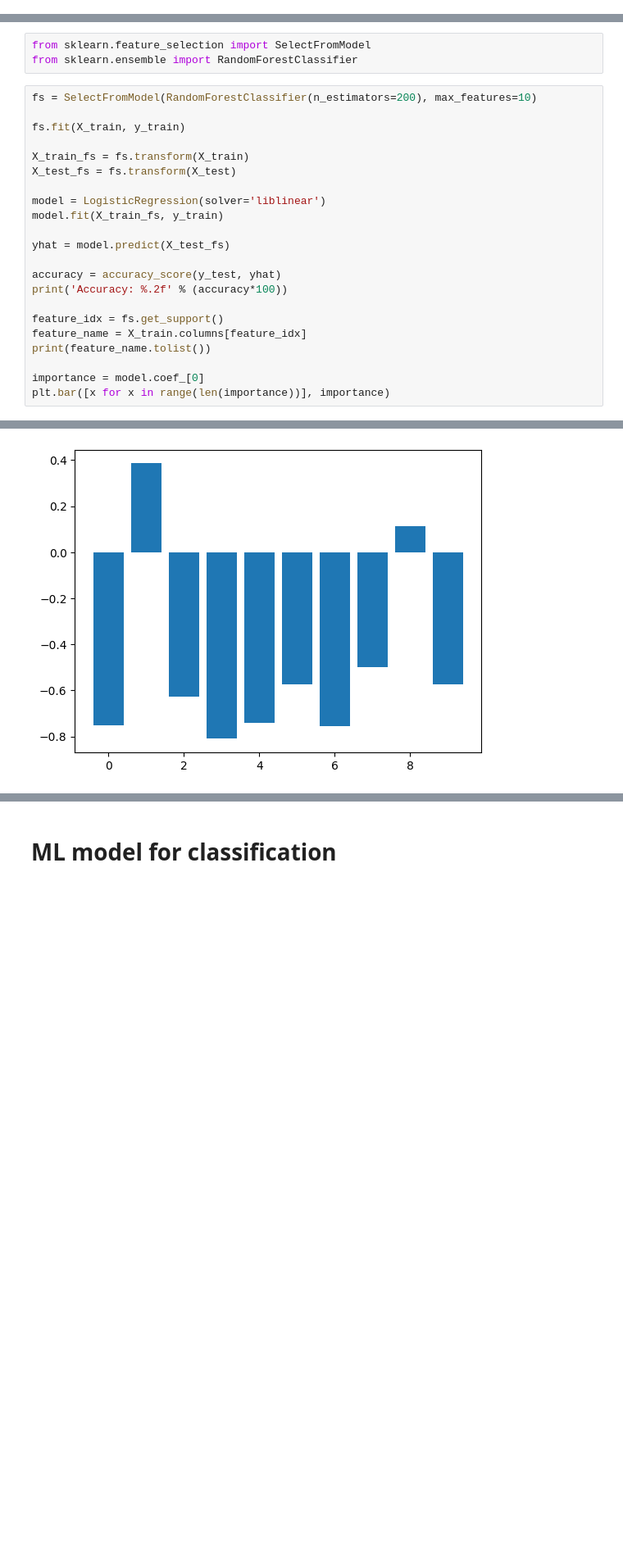
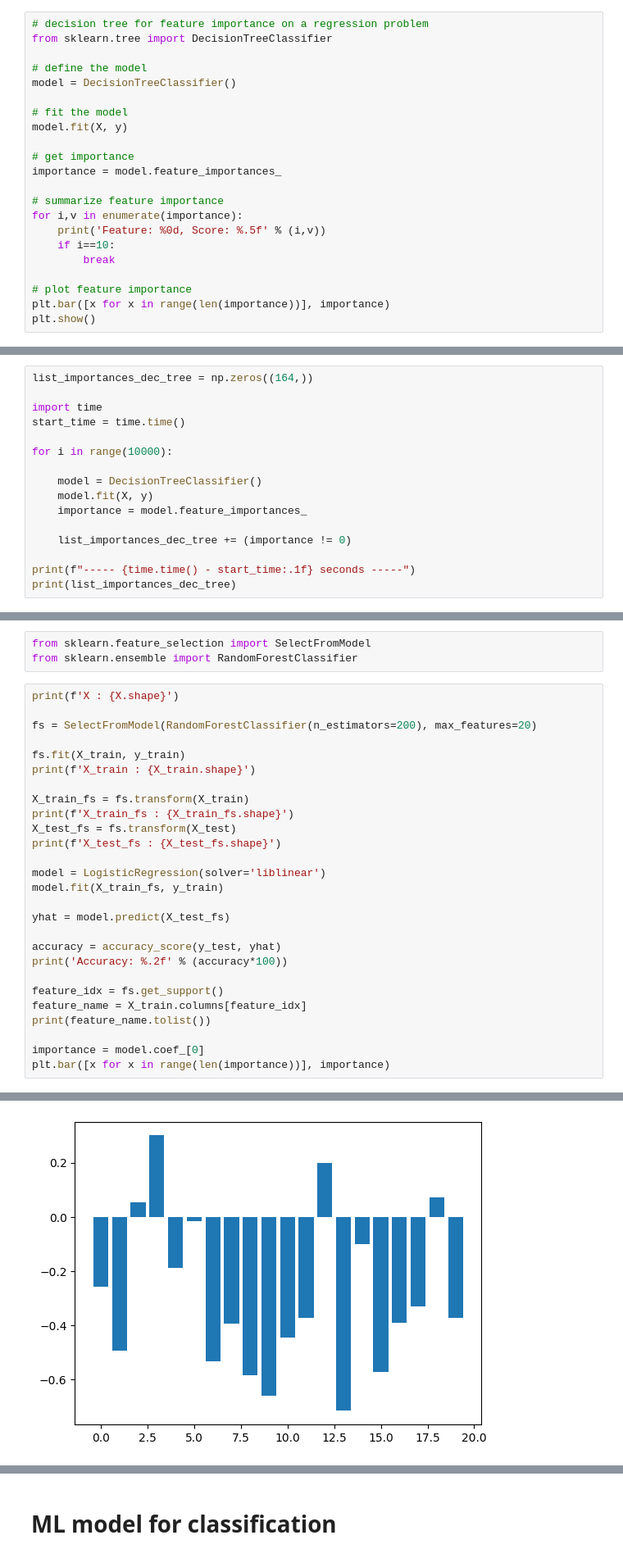
Before and after one commit to maxvincent24/bioinformatics_for_metabolomics, a Jupyter notebook: notebooks/metabolomics_peaktable_analysis.ipynb, the cells around one changed output, grey strips where cells are left out. Shown at 82% size. Drawn from its saved outputs; the diff is of its cells as text; blank space fills up the shorter version.

```diff
--- a/notebooks/metabolomics_peaktable_analysis.ipynb
+++ b/notebooks/metabolomics_peaktable_analysis.ipynb
@@ -1495,0 +1869,22 @@ Feature: 10, Score: 0.11089
+# %%
+# decision tree for feature importance on a regression problem
+from sklearn.tree import DecisionTreeClassifier
+
+# define the model
+model = DecisionTreeClassifier()
+
+# fit the model
+model.fit(X, y)
+
+# get importance
+importance = model.feature_importances_
+
+# summarize feature importance
+for i,v in enumerate(importance):
+    print('Feature: %0d, Score: %.5f' % (i,v))
+    if i==10:
+        break
+
+# plot feature importance
+plt.bar([x for x in range(len(importance))], importance)
+plt.show()
@@ -1495,0 +1912,16 @@ Feature: 10, Score: 0.11089
+# %%
+list_importances_dec_tree = np.zeros((164,))
+
+import time
+start_time = time.time()
+
+for i in range(10000):
+
+    model = DecisionTreeClassifier()
+    model.fit(X, y)
+    importance = model.feature_importances_
+
+    list_importances_dec_tree += (importance != 0)
+
+print(f"----- {time.time() - start_time:.1f} seconds -----")
+print(list_importances_dec_tree)
@@ -1514,12 +1999,17 @@ Accuracy: 96.00
 from sklearn.feature_selection import SelectFromModel
 from sklearn.ensemble import RandomForestClassifier
 # %%
-fs = SelectFromModel(RandomForestClassifier(n_estimators=200), max_features=10)
+print(f'X : {X.shape}')
+
+fs = SelectFromModel(RandomForestClassifier(n_estimators=200), max_features=20)
 
 fs.fit(X_train, y_train)
+print(f'X_train : {X_train.shape}')
 
 X_train_fs = fs.transform(X_train)
+print(f'X_train_fs : {X_train_fs.shape}')
 X_test_fs = fs.transform(X_test)
+print(f'X_test_fs : {X_test_fs.shape}')
 
 model = LogisticRegression(solver='liblinear')
 model.fit(X_train_fs, y_train)
@@ -1542,4 +2036,4 @@ Accuracy: 88.00
-[figure, old version]
+[figure, new version]
 # %%
 met_id.loc[met_id['Name'].isin(feature_name), ['Name', 'Label']]
 # %% [output]
```
Also changed, not shown: parts of 109 cells of this notebook, 9 other files.
